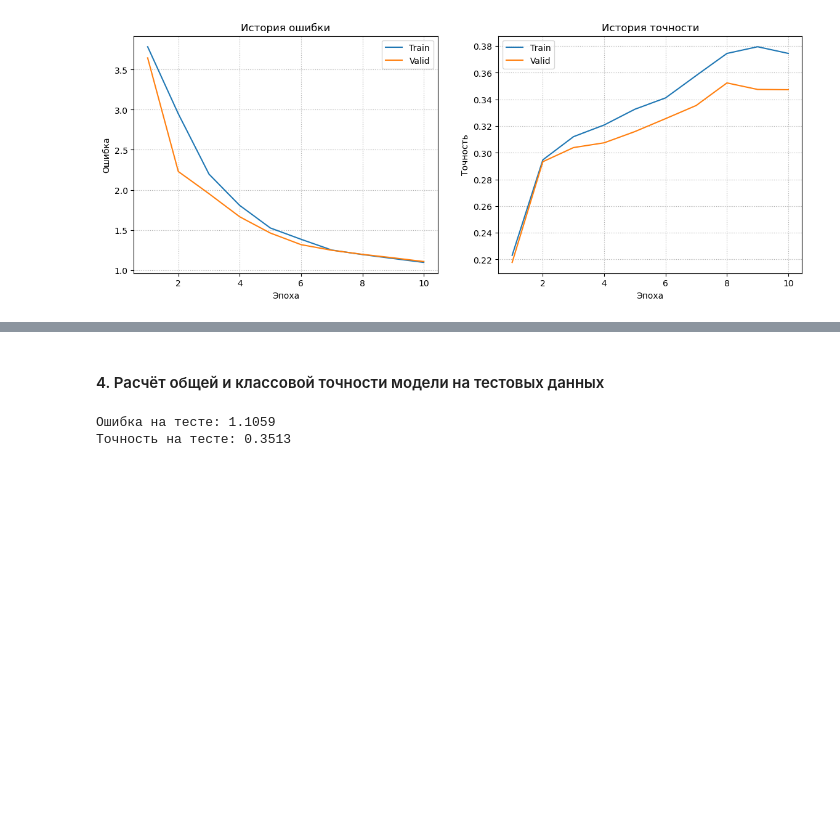
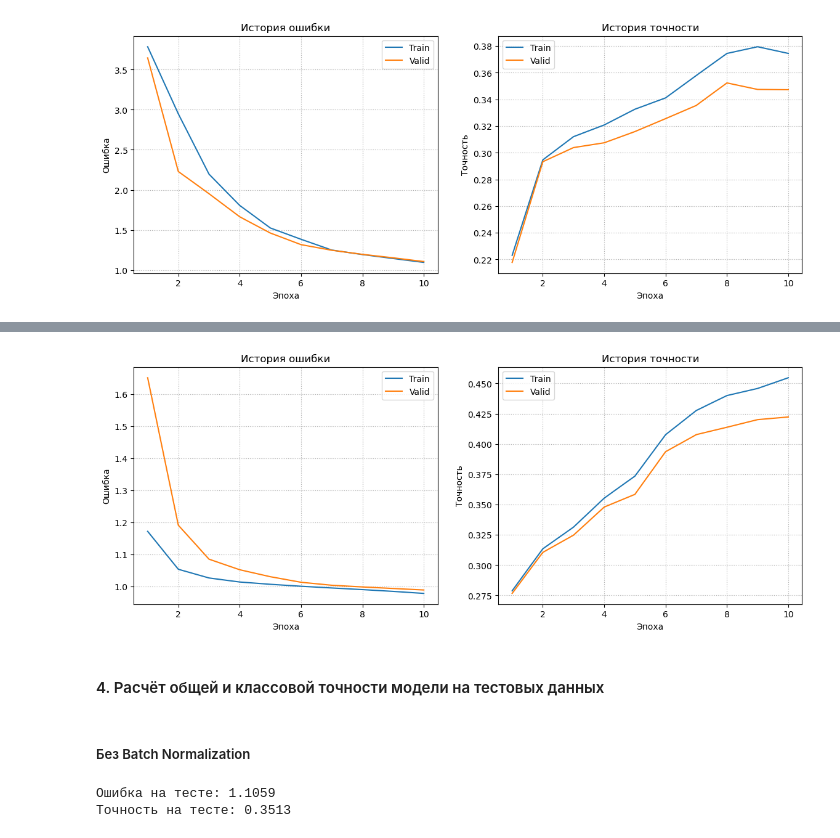
Before and after one commit to DmitryInd/Numpy-NN-Framework, a Jupyter notebook: numpy_neural_net_HW.ipynb, the cells around one changed output, grey strips where cells are left out. Drawn from its saved outputs; the diff is of its cells as text; code cells hidden in the pictures; blank space fills up the shorter version.

```diff
--- a/numpy_neural_net_HW.ipynb
+++ b/numpy_neural_net_HW.ipynb
@@ -959,6 +981,17 @@ model = Sequential(
     Linear(128, 10)
 )
 print("Для обучения:\n", model)
+# Для обучения с Batch Norm слоем
+batch_norm_model = Sequential(
+    Linear(3072, 768),
+    ReLU(),
+    BatchNorm(768),
+    Linear(768, 128),
+    ReLU(),
+    BatchNorm(128),
+    Linear(128, 10)
+)
+print("Для обучения с Batch Norm слоем:\n", model)
 # %% [output]
 Для проверки градиентов:
  Sequential(
@@ -1014,0 +1053,9 @@ viz_utils.plot_learning_curves(train_loss_history, valid_loss_history,
+# %%
+train_loss_history, valid_loss_history, \
+train_acc_history, valid_acc_history = train(
+    dataset=train_data,
+    model=batch_norm_model,
+    epochs=10,
+    lr=0.001,
+    valid_dataset=valid_data,
+    batch_size=10000)
@@ -1015,5 +1075,12 @@ viz_utils.plot_learning_curves(train_loss_history, valid_loss_history,
+# %%
+viz_utils.plot_learning_curves(train_loss_history, valid_loss_history,
+                                train_acc_history, valid_acc_history)
+# %% [output]
+[figure, added]
 # %% [markdown]
 #### 4. Расчёт общей и классовой точности модели на тестовых данных
+# %% [markdown]
+##### Без Batch Normalization
 # %%
 test_dataloader = Dataloader(test_data, len(test_data), False)
 model.eval()
```
Also changed, not shown: parts of 21 cells of this notebook, 1 other file.
